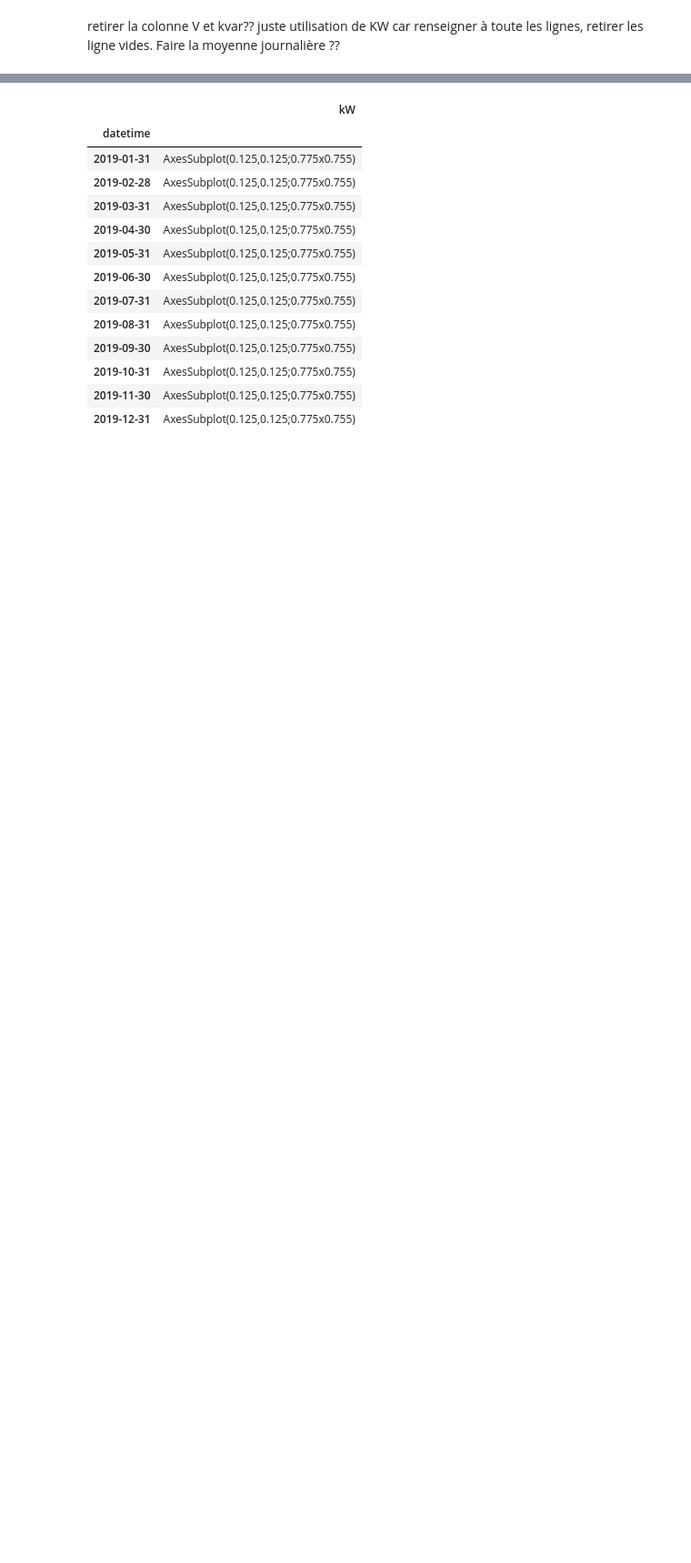
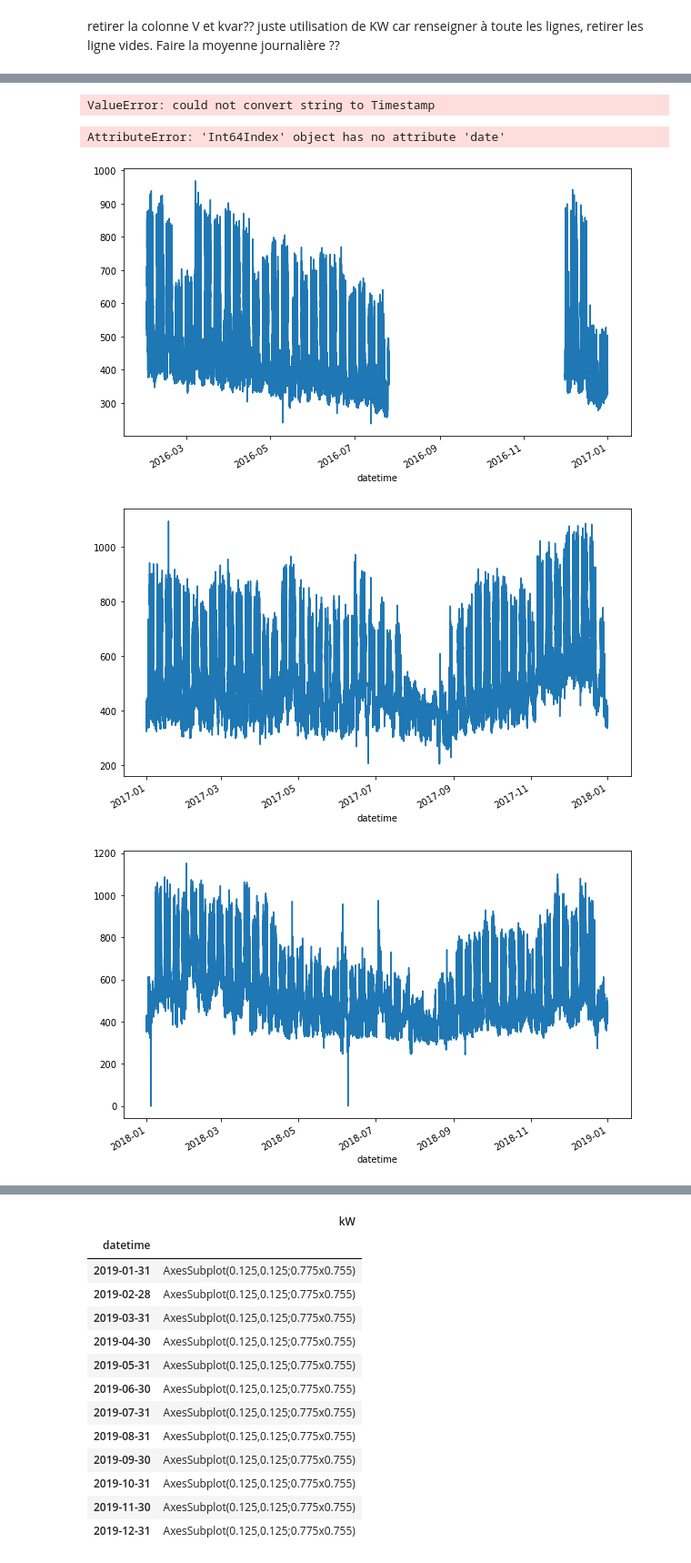
Before and after one commit to axelcoch/Elec_Esiee, a Jupyter notebook: ElecEsiee.ipynb, the cells around one changed output, grey strips where cells are left out. Shown at 91% size. Saved outputs shown, nothing was run; the diff lists cells and outputs as text; code cells hidden in the pictures; blank space fills up the shorter version.

```diff
--- a/ElecEsiee.ipynb
+++ b/ElecEsiee.ipynb
@@ -61,2 +47,2 @@ pd.read_csv("ELEC_ESIEE_raw_df.csv", index_col=0, parse_dates=True)
 # %%
-df = pd.read_csv("ELEC_ESIEE_raw_df.csv",index_col= 0,  parse_dates=True)
+df = pd.read_csv("ELEC_ESIEE_raw_df.csv", parse_dates=['datetime'], index_col='datetime')
@@ -83,0 +143,5 @@ df = df.drop(['V','kVAr'], axis=1)
+# %%
+years = ['2016', '2017', '2018', '2019', '2020', '2021','2022']
+for year in years:
+    spring = []
+    df['spring'] = np.where(df.loc[year + '-03-21 00:00:00' : year + '-06-20 23:50:00'])
@@ -83,0 +184,10 @@ df = df.drop(['V','kVAr'], axis=1)
+# %%
+df['spring'] = 0
+df['summer'] = 0
+df['autumn'] = 0
+df['winter'] = 0
+
+df.loc[spring, 'spring'] = 1
+df.loc[summer, 'summer'] = 1
+df.loc[autumn, 'autumn'] = 1
+df.loc[winter, 'winter'] = 1
@@ -83,0 +252,33 @@ df = df.drop(['V','kVAr'], axis=1)
+# %%
+def season_of_date(date_UTC):
+    year = str(date_UTC.year)
+    time = str(date_UTC.time)
+    seasons = {'spring': pd.date_range(start= year +'-03-21' + time, end=year + '-06-20' + time),
+               'summer': pd.date_range(start= year + '-06-21' + time, end= year + '-09-22' + time),
+               'autumn': pd.date_range(start= year + '-09-23' + time, end= year + '-12-20' + time)}
+    if date_UTC in seasons['spring']:
+        return 'spring'
+    if date_UTC in seasons['summer']:
+        return 'summer'
+    if date_UTC in seasons['autumn']:
+        return 'autumn'
+    else:
+        return 'winter'
+
+df['season'] = df.index.get_level_values(0).map(season_of_date)
+# %% [output]
+ValueError: could not convert string to Timestamp
+# %%
+df3 = df[df.index.month == '01']
+df3.head(10)
+# %% [output]
+AttributeError: 'Int64Index' object has no attribute 'date'
+# %%
+for year in years:
+    Years = df[year]
+    Years['kW'].plot(figsize=(10,6))
+    plt.show()
+# %% [output]
+[figure, added]
+[figure, added]
+[figure, added]
```
Also changed, not shown: parts of 29 cells of this notebook.
